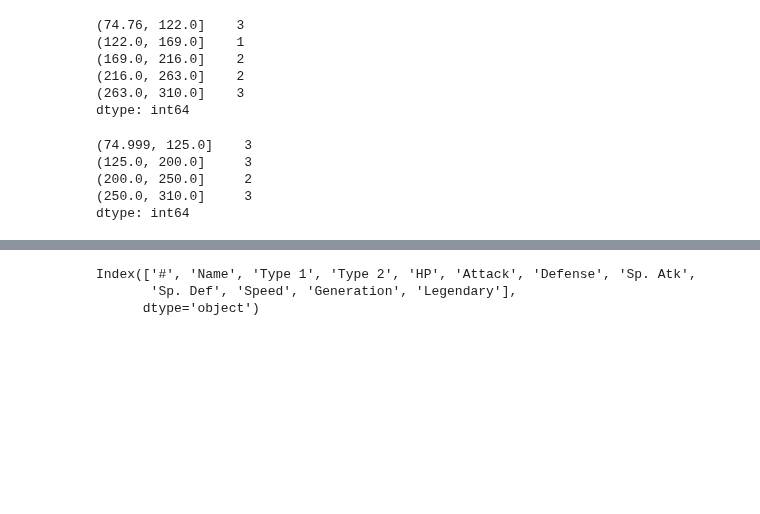
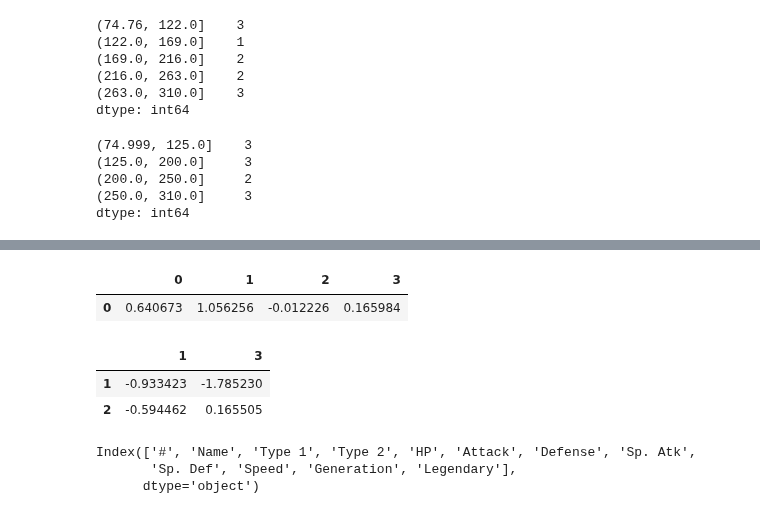
Before and after one commit to Raghav087/Python, a Jupyter notebook: pandas.ipynb, the cells around one changed output, grey strips where cells are left out. Saved outputs shown, nothing was run; the diff lists cells and outputs as text; code cells hidden in the pictures; blank space fills up the shorter version.

```diff
--- a/pandas.ipynb
+++ b/pandas.ipynb
@@ -346,3 +354,14 @@ da.loc[da[1]>0,:] #Filter rows where column '1' has values more than 0.
+# %%
+da[da[1]>0]
+# %% [output]
+|  | 0 | 1 | 2 | 3 |
+| 0 | 0.640673 | 1.056256 | -0.012226 | 0.165984 |
+# %%
+da.loc[[1,2],[1,3]]
+# %% [output]
+|  | 1 | 3 |
+| 1 | -0.933423 | -1.785230 |
+| 2 | -0.594462 | 0.165505 |
 # %%
 data=pd.read_excel('D:/pokemon_data.xlsx')
 print(data.columns)
```
Also changed, not shown: parts of 17 cells of this notebook, 1 other file.
